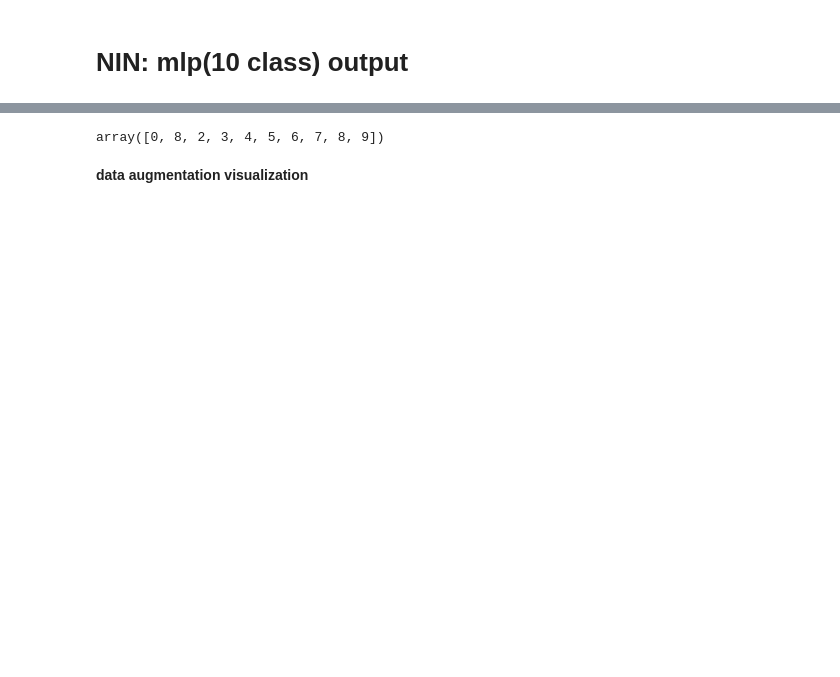
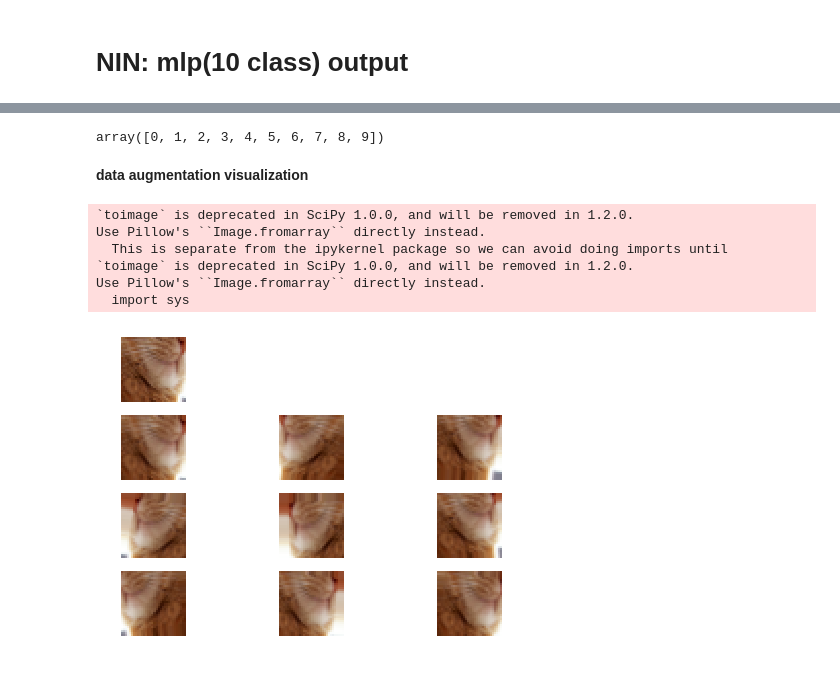
Before and after one commit to wxya2017/GR5242-CIFAR10, a Jupyter notebook: final_model_editted.ipynb, the cells around one changed output, grey strips where cells are left out. Cells and saved outputs as stored; diff of their text form; code cells hidden in the pictures; blank space fills up the shorter version.

```diff
--- a/final_model_editted.ipynb
+++ b/final_model_editted.ipynb
@@ -581,7 +592,7 @@ plt.show()
 # %%
-model.predict_classes(x_test[index])
+NIN.predict_classes(x_test[index])
 # %% [output]
-array([0, 8, 2, 3, 4, 5, 6, 7, 8, 9])
+array([0, 1, 2, 3, 4, 5, 6, 7, 8, 9])
 # %% [markdown]
 **data augmentation visualization**
 # %%
@@ -595,11 +606,19 @@ datagen.fit(data_aug_x)
 # %%
 for x_batch, y_batch in datagen.flow(data_aug_x, data_aug_x, batch_size=9):
     plt.subplot(4,3,1)
-    plt.imshow(data_aug_x[0], cmap='gray')
+    plt.imshow(toimage(data_aug_x[0]), cmap='gray')
     plt.axis('off')
     for i in range(9):
         plt.subplot(4,3,i+4)
-        plt.imshow(x_batch[i], cmap='gray')
+        plt.imshow(toimage(x_batch[i]), cmap='gray')
         plt.axis('off')
     plt.show()
     break
+# %% [output]
+`toimage` is deprecated in SciPy 1.0.0, and will be removed in 1.2.0.
+Use Pillow's ``Image.fromarray`` directly instead.
+  This is separate from the ipykernel package so we can avoid doing imports until
+`toimage` is deprecated in SciPy 1.0.0, and will be removed in 1.2.0.
+Use Pillow's ``Image.fromarray`` directly instead.
+  import sys
+[figure, added]
```
Also changed, not shown: parts of 14 cells of this notebook.
